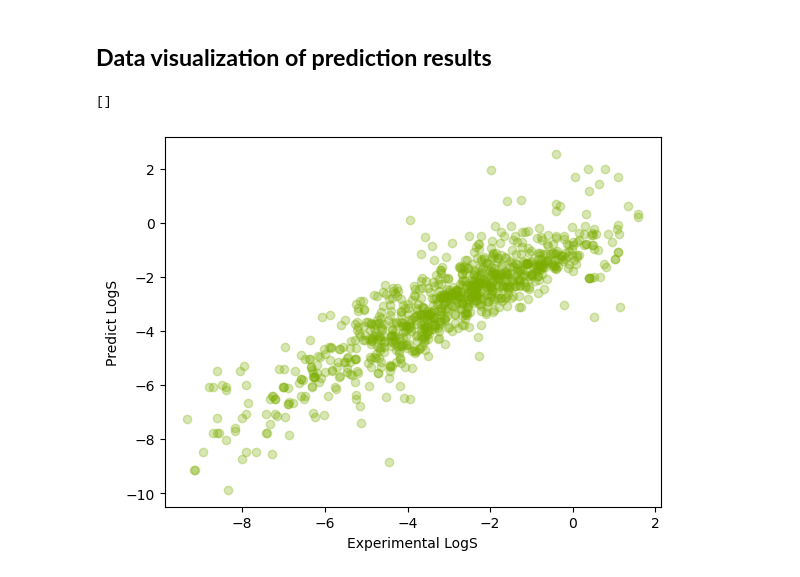
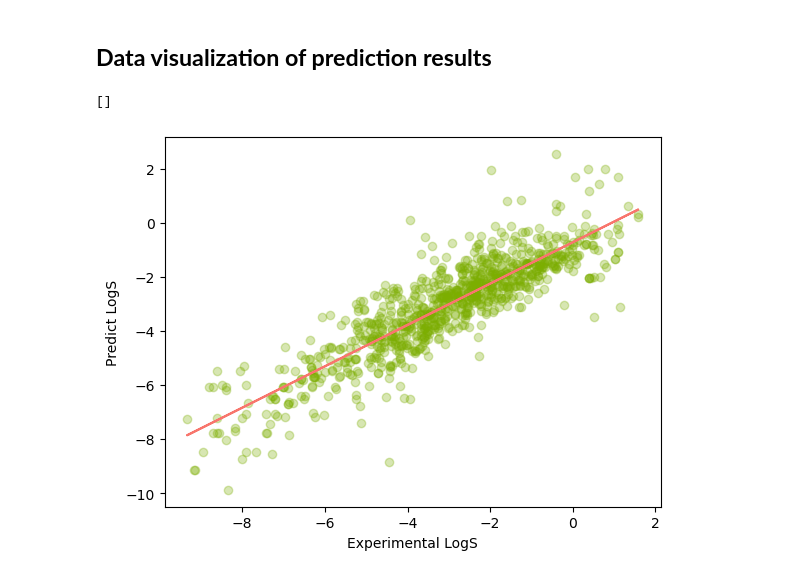
Before and after one commit to kensotosala/Data-Science-Journey, a Jupyter notebook: Delaney Solubility/my_first_project.ipynb, the cells around one changed output. Drawn from its saved outputs; the diff is of its cells as text; code cells hidden in the pictures.

```diff
--- a/Delaney Solubility/my_first_project.ipynb
+++ b/Delaney Solubility/my_first_project.ipynb
@@ -227,16 +227,16 @@ df_models
 # %%
 import matplotlib.pyplot as plt
 import numpy as np
 
 plt.scatter(x=y_train, y=y_lr_train_pred, c="#7CAE00", alpha=0.3)
 
+z = np.polyfit(y_train, y_lr_train_pred, 1)
+p = np.poly1d(z)
 
-
-
-
+plt.plot(y_train, p(y_train), '#F8766D')
 plt.ylabel("Predict LogS")
 plt.xlabel("Experimental LogS")
 plt.plot()
 # %% [output]
 []
-[figure, old version]
+[figure, new version]
```
